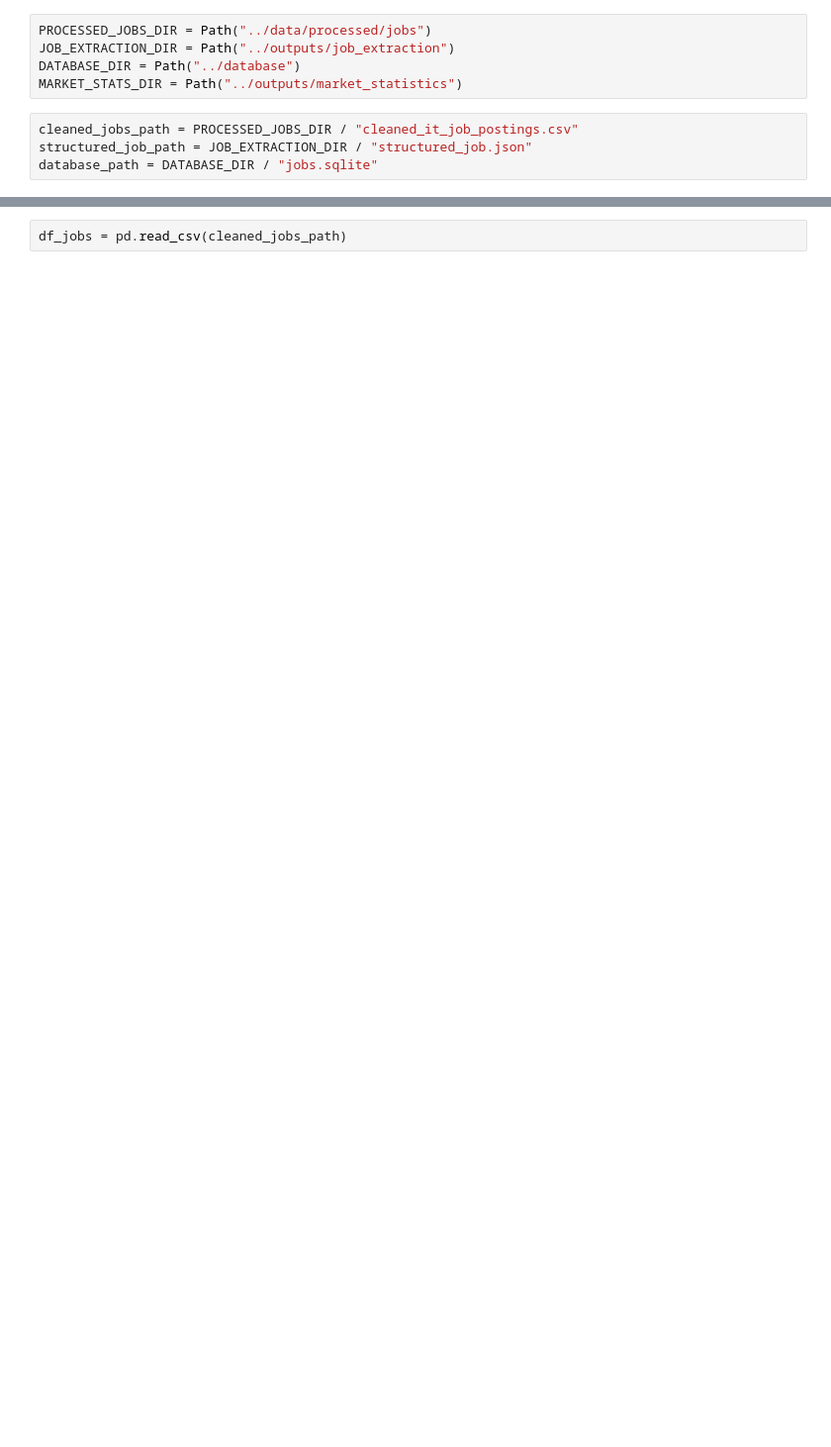
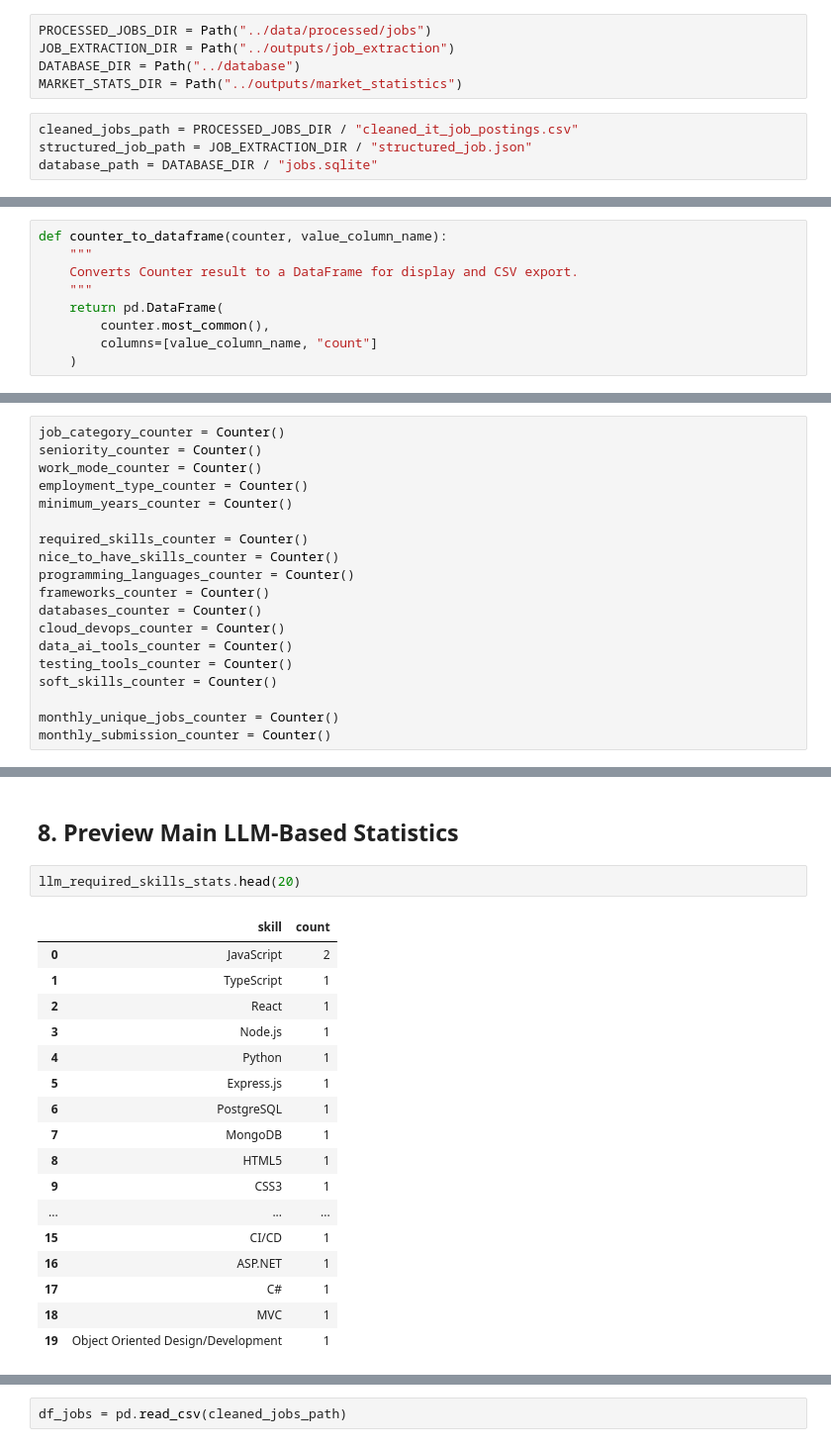
Before and after one commit to Aleksandar169/cv-job-matching-agent, a Jupyter notebook: notebooks/07_job_storage_and_market_statistics.ipynb, the cells around one changed output, grey strips where cells are left out. Shown at 99% size. Drawn from its saved outputs; the diff is of its cells as text; blank space fills up the shorter version.

```diff
--- a/notebooks/07_job_storage_and_market_statistics.ipynb
+++ b/notebooks/07_job_storage_and_market_statistics.ipynb
@@ -37,0 +80,9 @@ database_path = DATABASE_DIR / "jobs.sqlite"
+# %%
+def counter_to_dataframe(counter, value_column_name):
+    """
+    Converts Counter result to a DataFrame for display and CSV export.
+    """
+    return pd.DataFrame(
+        counter.most_common(),
+        columns=[value_column_name, "count"]
+    )
@@ -37,0 +91,19 @@ database_path = DATABASE_DIR / "jobs.sqlite"
+# %%
+job_category_counter = Counter()
+seniority_counter = Counter()
+work_mode_counter = Counter()
+employment_type_counter = Counter()
+minimum_years_counter = Counter()
+
+required_skills_counter = Counter()
+nice_to_have_skills_counter = Counter()
+programming_languages_counter = Counter()
+frameworks_counter = Counter()
+databases_counter = Counter()
+cloud_devops_counter = Counter()
+data_ai_tools_counter = Counter()
+testing_tools_counter = Counter()
+soft_skills_counter = Counter()
+
+monthly_unique_jobs_counter = Counter()
+monthly_submission_counter = Counter()
@@ -37,0 +324,22 @@ database_path = DATABASE_DIR / "jobs.sqlite"
+# %% [markdown]
+## 8. Preview Main LLM-Based Statistics
+# %%
+llm_required_skills_stats.head(20)
+# %% [output]
+|  | skill | count |
+| 0 | JavaScript | 2 |
+| 1 | TypeScript | 1 |
+| 2 | React | 1 |
+| 3 | Node.js | 1 |
+| 4 | Python | 1 |
+| 5 | Express.js | 1 |
+| 6 | PostgreSQL | 1 |
+| 7 | MongoDB | 1 |
+| 8 | HTML5 | 1 |
+| 9 | CSS3 | 1 |
+| ... | ... | ... |
+| 15 | CI/CD | 1 |
+| 16 | ASP.NET | 1 |
+| 17 | C# | 1 |
+| 18 | MVC | 1 |
+| 19 | Object Oriented Design/Development | 1 |
```
Also changed, not shown: parts of 115 cells of this notebook, 4 other files.
